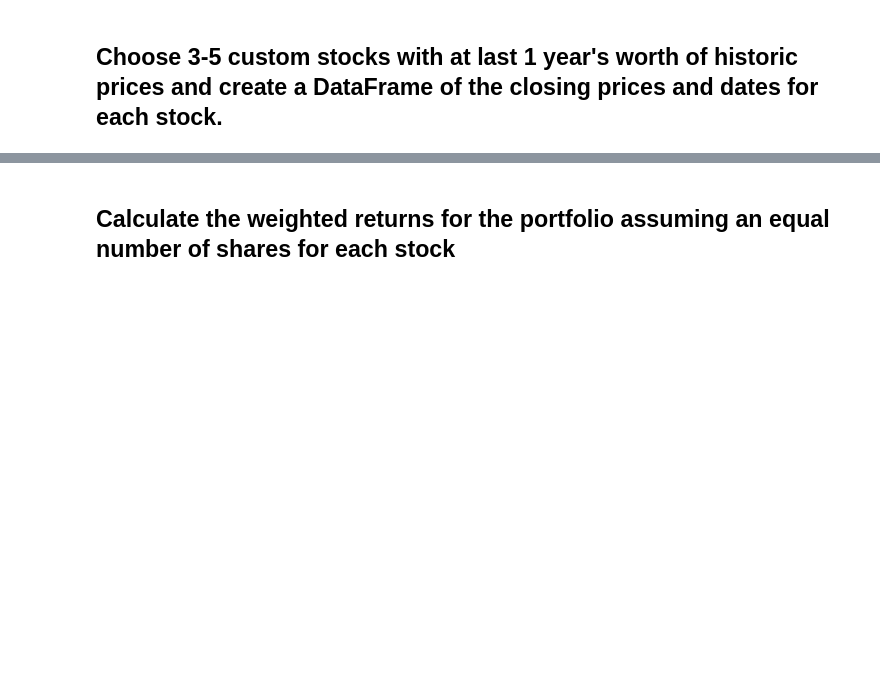
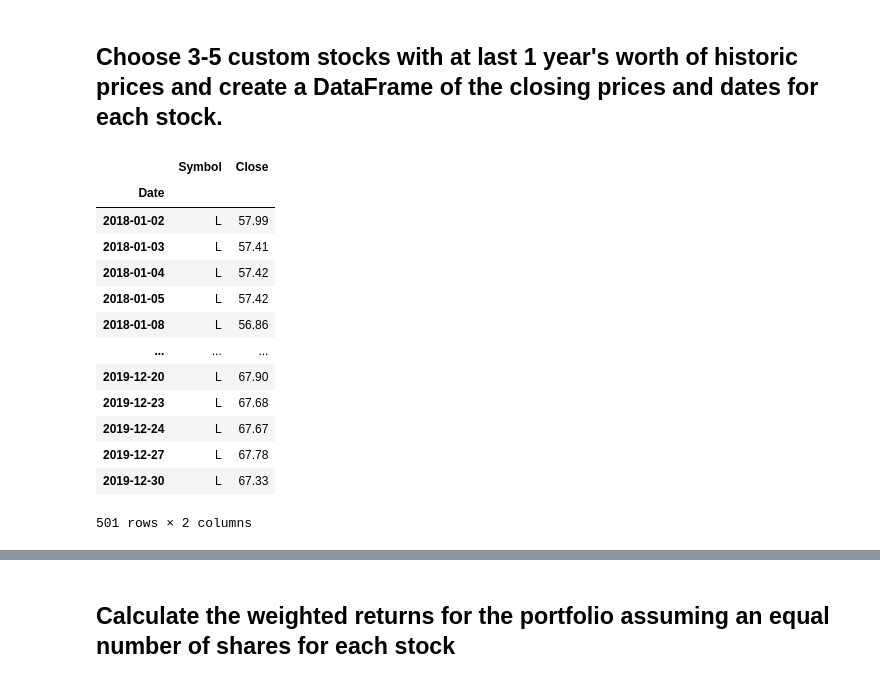
Before and after one commit to chyj0805/A-Whale-Off-the-Portfolio, a Jupyter notebook: Code/whale_analysis_oringal.ipynb, the cells around one changed output, grey strips where cells are left out. Drawn from its saved outputs; the diff is of its cells as text; code cells hidden in the pictures; blank space fills up the shorter version.

```diff
--- a/Code/whale_analysis_oringal.ipynb
+++ b/Code/whale_analysis_oringal.ipynb
@@ -474,0 +469,23 @@ In this section, you will build your own portfolio of stocks, calculate the retu
+# %%
+l_csv = Path("Resources/l_historical.csv")
+otex_csv = Path("Resources/otex_historical.csv")
+shop_csv = Path("Resources/shop_historical.csv")
+l_df = pd.read_csv(l_csv, index_col="Date", infer_datetime_format=True, parse_dates=True)
+otex_df = pd.read_csv(otex_csv, index_col="Date", infer_datetime_format=True, parse_dates=True)
+shop_df = pd.read_csv(shop_csv, index_col="Date", infer_datetime_format=True, parse_dates=True)
+l_df
+# %% [output]
+|  | Symbol | Close |
+| Date |  |  |
+| 2018-01-02 | L | 57.99 |
+| 2018-01-03 | L | 57.41 |
+| 2018-01-04 | L | 57.42 |
+| 2018-01-05 | L | 57.42 |
+| 2018-01-08 | L | 56.86 |
+| ... | ... | ... |
+| 2019-12-20 | L | 67.90 |
+| 2019-12-23 | L | 67.68 |
+| 2019-12-24 | L | 67.67 |
+| 2019-12-27 | L | 67.78 |
+| 2019-12-30 | L | 67.33 |
+501 rows × 2 columns
```
Also changed, not shown: parts of 13 cells of this notebook.
